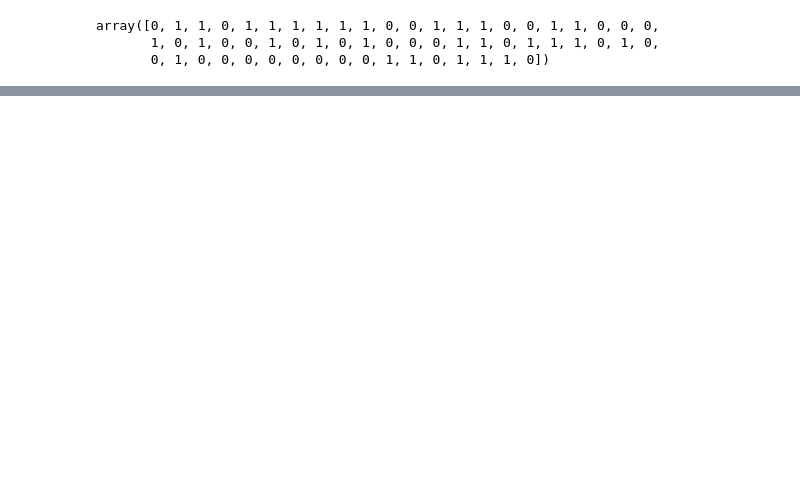
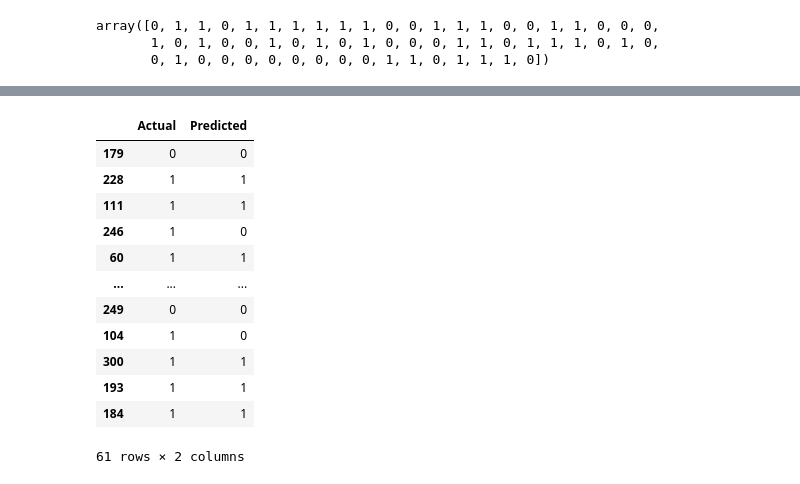
Before and after one commit to viswapani/Blackelephant, a Jupyter notebook: bootcamp1.ipynb, the cells around one changed output, grey strips where cells are left out. Saved outputs shown, nothing was run; the diff lists cells and outputs as text; code cells hidden in the pictures; blank space fills up the shorter version.

```diff
--- a/bootcamp1.ipynb
+++ b/bootcamp1.ipynb
@@ -203,0 +299,18 @@ array([0, 1, 1, 0, 1, 1, 1, 1, 1, 1, 0, 0, 1, 1, 1, 0, 0, 1, 1, 0, 0, 0,
+# %%
+#merge y_pred and y and show matched predictions
+result = pd.DataFrame({'Actual': y_test, 'Predicted': y_pred})
+result
+# %% [output]
+|  | Actual | Predicted |
+| 179 | 0 | 0 |
+| 228 | 1 | 1 |
+| 111 | 1 | 1 |
+| 246 | 1 | 0 |
+| 60 | 1 | 1 |
+| ... | ... | ... |
+| 249 | 0 | 0 |
+| 104 | 1 | 0 |
+| 300 | 1 | 1 |
+| 193 | 1 | 1 |
+| 184 | 1 | 1 |
+61 rows × 2 columns
```
Also changed, not shown: parts of 15 cells of this notebook.
